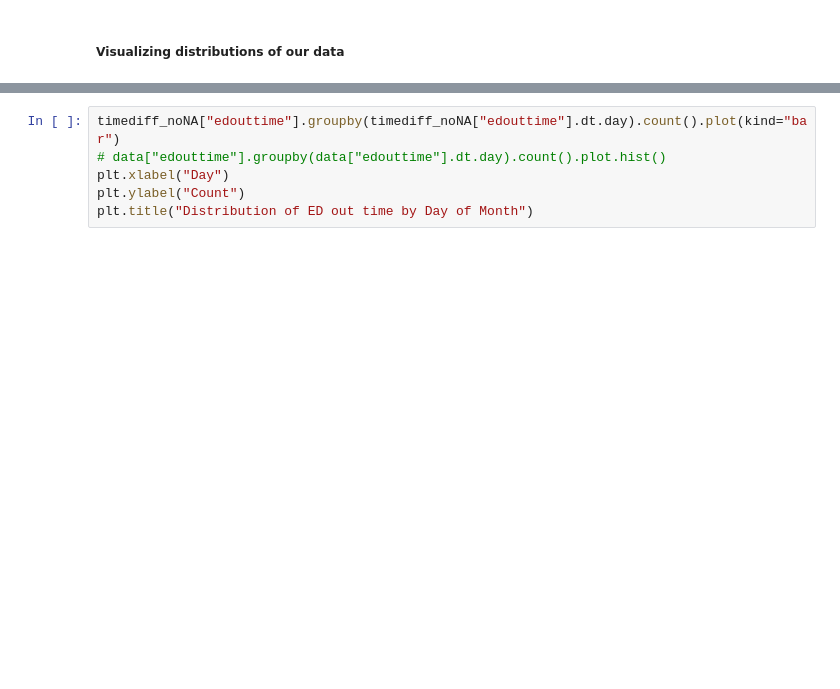
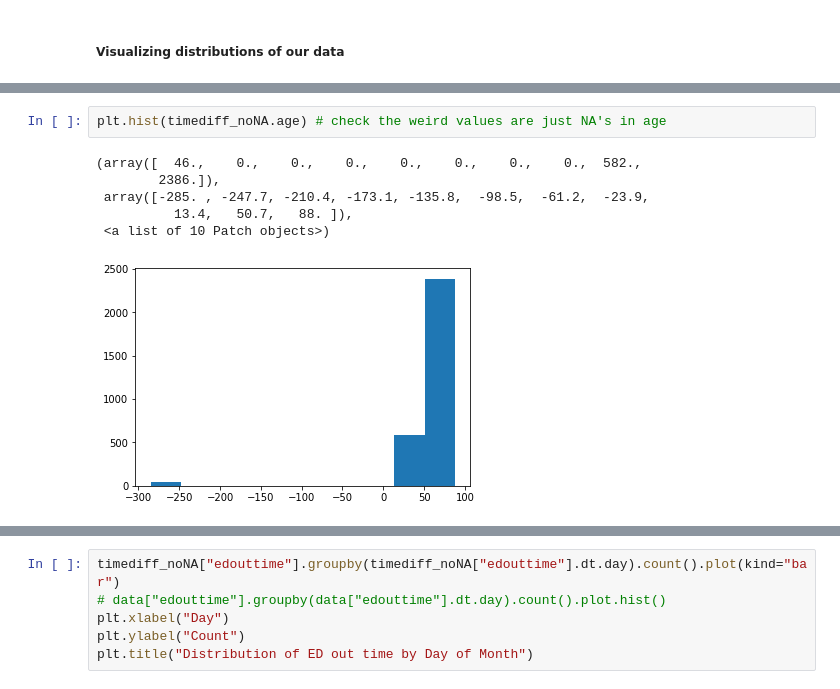
Before and after one commit to derek-y-lee/uclabiostat-thesis, a Jupyter notebook: predict_waitingtime_mimic.ipynb, the cells around one changed output, grey strips where cells are left out. Saved outputs shown, nothing was run; the diff lists cells and outputs as text; blank space fills up the shorter version.

```diff
--- a/predict_waitingtime_mimic.ipynb
+++ b/predict_waitingtime_mimic.ipynb
@@ -359,0 +683,9 @@ sorted(timediff_noNA['dob'].unique())
+# %%
+plt.hist(timediff_noNA.age) # check the weird values are just NA's in age
+# %% [output]
+(array([  46.,    0.,    0.,    0.,    0.,    0.,    0.,    0.,  582.,
+        2386.]),
+ array([-285. , -247.7, -210.4, -173.1, -135.8,  -98.5,  -61.2,  -23.9,
+          13.4,   50.7,   88. ]),
+ <a list of 10 Patch objects>)
+[figure, added]
```
Also changed, not shown: parts of 55 cells of this notebook.
